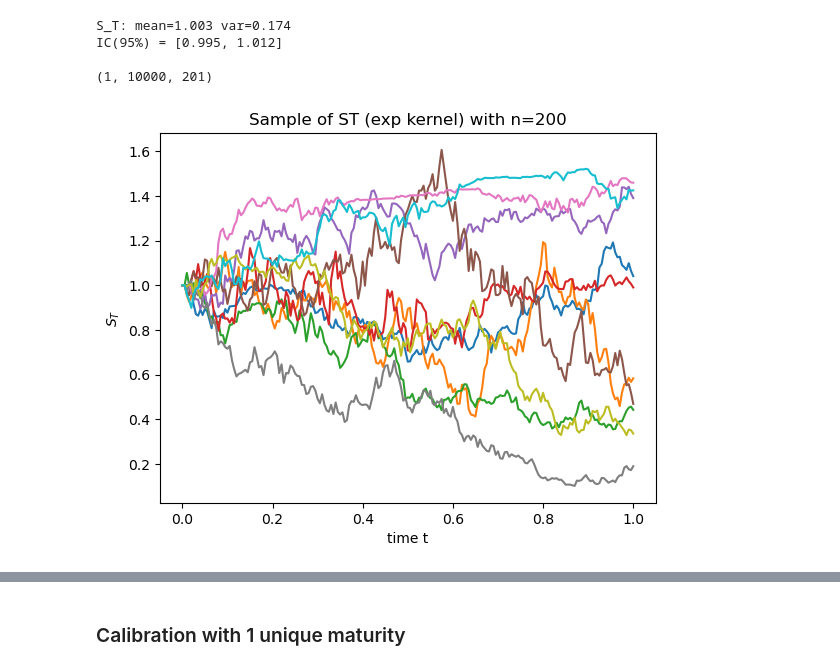
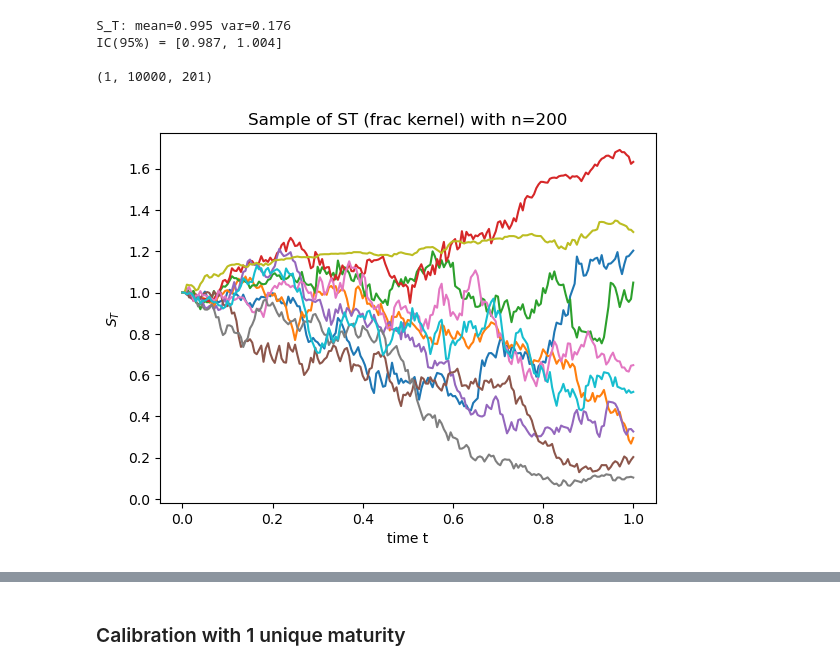
Before and after one commit to GearlessJohn/deep-pricing, a Jupyter notebook: src/simulation_Xt_V1.ipynb, the cells around one changed output, grey strips where cells are left out. Cells and saved outputs as stored; diff of their text form; code cells hidden in the pictures.

Commit message:
ksit iso frac

```diff
--- a/src/simulation_Xt_V1.ipynb
+++ b/src/simulation_Xt_V1.ipynb
@@ -322,13 +322,16 @@ def sample_S_exp(rho=0.5, lam=1, eta=1, ksi=0.5, a0=1, T=[1.5], b=1, alpha0=0.2,
 
     return np.array(sample)
 
-def sample_S_frac(rho=0.5, H=0.5, c=1, ksi=[0.5], a0=1, T=1.5, pre=False):
+def sample_S_frac(rho=0.5, H=0.5, c=1, ksi=0.5, a0=1, T=[1.5], alpha0=0.2, alpha1=1, beta=1, pre=False, sig="poly"):
     sample=[]
     for T_unique in np.unique(T):
         X_sample, cov = sample_XT_frac(H=H, c=c, T=T_unique)
         vars = np.diagonal(cov)
 
-        sigma = np.hstack((np.zeros(repeat).reshape(-1,1), Sigma(X_sample, vars, ksi=ksi, a0=a0)))
+        if sig=="poly":
+            sigma = np.hstack((np.zeros(repeat).reshape(-1,1), Sigma(X_sample, vars, ksi=ksi, a0=a0)))
+        elif sig=="ksit":
+            sigma = np.hstack((np.zeros(repeat).reshape(-1,1), Sigma_ksit(X_sample, T=T_unique, vars=vars, alpha0=alpha0, alpha1=alpha1, beta=beta, a0=a0)))
 
         B_sample =  np.hstack((np.zeros(repeat).reshape(-1,1), sample_B(rho=rho,T=T_unique)))
         sum1 = np.cumsum((0.5*(sigma[:, :-1]+sigma[:, 1:]))**2*T_unique/n, axis=1)
@@ -347,7 +350,7 @@ def sample_S_frac(rho=0.5, H=0.5, c=1, ksi=[0.5], a0=1, T=1.5, pre=False):
 
     return np.array(sample)
 
-def sample_S_exp_iso(rho=0.5, v=1, epsilon=1, H=0.5, ksi=0.5, a0=1, T=[1.5], pre=False):
+def sample_S_iso(rho=0.5, v=1, epsilon=1, H=0.5, ksi=0.5, a0=1, T=[1.5], alpha0=0.2, alpha1=1, beta=1, pre=False, sig="poly"):
     sample=[]
     eta = v*epsilon**(H-0.5)
     lam = -1/epsilon*(H-0.5)
@@ -358,7 +361,11 @@ def sample_S_exp_iso(rho=0.5, v=1, epsilon=1, H=0.5, ksi=0.5, a0=1, T=[1.5], pre
         X_sample, cov = sample_XT_Cholesky(lam=lam, eta=eta, T=T_unique)
         vars = np.diagonal(cov)
 
-        sigma = np.hstack((np.zeros(repeat).reshape(-1,1), Sigma(X_sample, vars, ksi=ksi, a0=a0)))
+        if sig=="poly":
+            sigma = np.hstack((np.zeros(repeat).reshape(-1,1), Sigma(X_sample, vars, ksi=ksi, a0=a0)))
+
+        elif sig=="ksit":
+            sigma = np.hstack((np.zeros(repeat).reshape(-1,1), Sigma_ksit(X_sample, T=T_unique, vars=vars, alpha0=alpha0, alpha1=alpha1, beta=beta, a0=a0)))
 
         B_sample =  np.hstack((np.zeros(repeat).reshape(-1,1), sample_B(rho=rho,T=T_unique)))
         sum1 = np.cumsum((0.5*(sigma[:, :-1]+sigma[:, 1:]))**2*T_unique/n, axis=1)
@@ -398,23 +405,23 @@ IC(95%) = [0.996, 1.013]
 # %%
 T = 1
 times = np.linspace(0, T, n + 1)
-sample = sample_S_frac(rho=-0.8, T=[T], pre=True)
+sample = sample_S_frac(rho=-0.8, T=[T], pre=True, sig="ksit")
 print(sample.shape)
 fig = plt.figure()
 ax = fig.add_subplot(111)
 
 ax.plot(times, sample[0][:10].T, "-")
 
 ax.set_xlabel("time t")
 ax.set_ylabel("${S_T}$")
-ax.set_title(f"Sample of ST (exp kernel) with n={n}")
+ax.set_title(f"Sample of ST (frac kernel) with n={n}")
 plt.show()
 # %% [output]
-S_T: mean=1.003 var=0.174
-IC(95%) = [0.995, 1.012]
+S_T: mean=0.995 var=0.176
+IC(95%) = [0.987, 1.004]
 
 (1, 10000, 201)
-[figure, old version]
+[figure, new version]
 # %%
 %%time
 # Here we calibrate using scipy.optimize for plural slices
```
Also changed, not shown: parts of 18 cells of this notebook.
